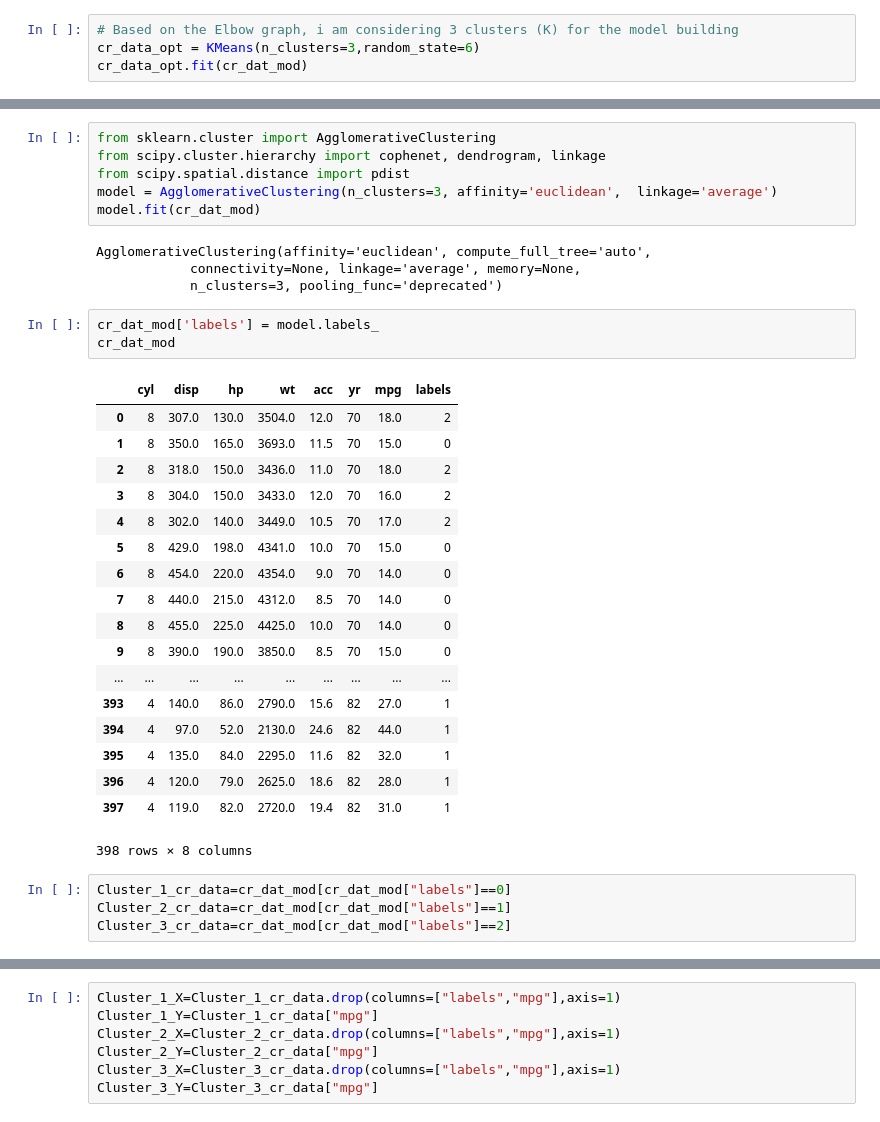
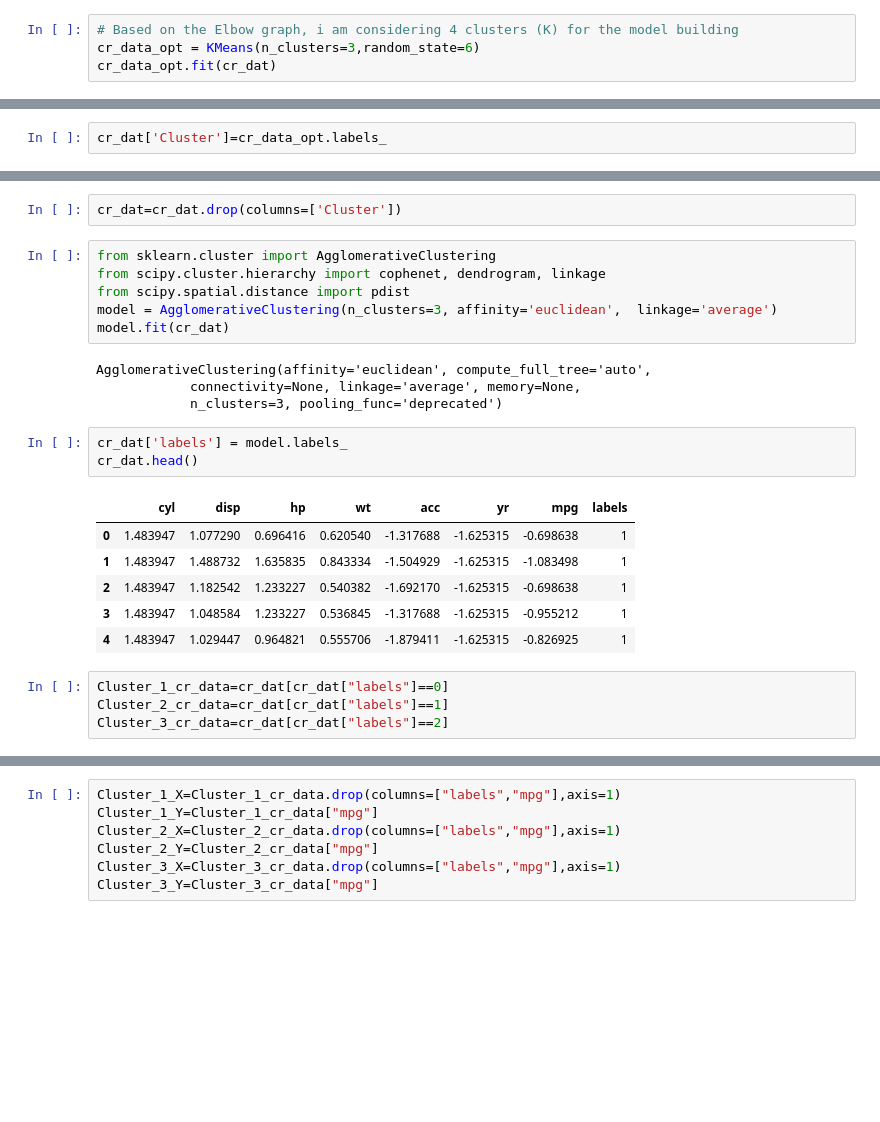
Before and after one commit to GreatLearningAIML1/aiml-ml-hyd-apr-19-batch-Manikanta2991, a Jupyter notebook: Unsupervised Learning_R4_Project1_Car mpg_Manikanta_balasubramani.ipynb, the cells around one changed output, grey strips where cells are left out. Saved outputs shown, nothing was run; the diff lists cells and outputs as text; blank space fills up the shorter version.

```diff
--- a/Unsupervised Learning_R4_Project1_Car mpg_Manikanta_balasubramani.ipynb
+++ b/Unsupervised Learning_R4_Project1_Car mpg_Manikanta_balasubramani.ipynb
@@ -166,7 +289,7 @@ plt.show()
 # %%
-# Based on the Elbow graph, i am considering 3 clusters (K) for the model building
+# Based on the Elbow graph, i am considering 4 clusters (K) for the model building
 cr_data_opt = KMeans(n_clusters=3,random_state=6)
-cr_data_opt.fit(cr_dat_mod)
+cr_data_opt.fit(cr_dat)
 # %% [output]
 KMeans(algorithm='auto', copy_x=True, init='k-means++', max_iter=300,
     n_clusters=3, n_init=10, n_jobs=None, precompute_distances='auto',
@@ -185 +297,3 @@ cr_concat=pd.concat([cr_dat_mod,cr_pred],axis=1)
+# %%
+cr_dat['Cluster']=cr_data_opt.labels_
 # %%
@@ -244,41 +373,31 @@ print(Coef_Cls1.score(Cluster_1_X,Cluster_1_Y),Coef_Cls2.score(Cluster_2_X,Clust
 # %% [markdown]
 ### Spliting the model based on Hierarchial Clustering, then passing each Cluster though the Linear Regression
+# %%
+cr_dat=cr_dat.drop(columns=['Cluster'])
 # %%
 from sklearn.cluster import AgglomerativeClustering
 from scipy.cluster.hierarchy import cophenet, dendrogram, linkage
 from scipy.spatial.distance import pdist
 model = AgglomerativeClustering(n_clusters=3, affinity='euclidean',  linkage='average')
-model.fit(cr_dat_mod)
+model.fit(cr_dat)
 # %% [output]
 AgglomerativeClustering(affinity='euclidean', compute_full_tree='auto',
             connectivity=None, linkage='average', memory=None,
             n_clusters=3, pooling_func='deprecated')
 # %%
-cr_dat_mod['labels'] = model.labels_
-cr_dat_mod
+cr_dat['labels'] = model.labels_
+cr_dat.head()
 # %% [output]
 |  | cyl | disp | hp | wt | acc | yr | mpg | labels |
-| 0 | 8 | 307.0 | 130.0 | 3504.0 | 12.0 | 70 | 18.0 | 2 |
-| 1 | 8 | 350.0 | 165.0 | 3693.0 | 11.5 | 70 | 15.0 | 0 |
-| 2 | 8 | 318.0 | 150.0 | 3436.0 | 11.0 | 70 | 18.0 | 2 |
-| 3 | 8 | 304.0 | 150.0 | 3433.0 | 12.0 | 70 | 16.0 | 2 |
-| 4 | 8 | 302.0 | 140.0 | 3449.0 | 10.5 | 70 | 17.0 | 2 |
-| 5 | 8 | 429.0 | 198.0 | 4341.0 | 10.0 | 70 | 15.0 | 0 |
-| 6 | 8 | 454.0 | 220.0 | 4354.0 | 9.0 | 70 | 14.0 | 0 |
-| 7 | 8 | 440.0 | 215.0 | 4312.0 | 8.5 | 70 | 14.0 | 0 |
-| 8 | 8 | 455.0 | 225.0 | 4425.0 | 10.0 | 70 | 14.0 | 0 |
-| 9 | 8 | 390.0 | 190.0 | 3850.0 | 8.5 | 70 | 15.0 | 0 |
-| ... | ... | ... | ... | ... | ... | ... | ... | ... |
-| 393 | 4 | 140.0 | 86.0 | 2790.0 | 15.6 | 82 | 27.0 | 1 |
-| 394 | 4 | 97.0 | 52.0 | 2130.0 | 24.6 | 82 | 44.0 | 1 |
-| 395 | 4 | 135.0 | 84.0 | 2295.0 | 11.6 | 82 | 32.0 | 1 |
-| 396 | 4 | 120.0 | 79.0 | 2625.0 | 18.6 | 82 | 28.0 | 1 |
-| 397 | 4 | 119.0 | 82.0 | 2720.0 | 19.4 | 82 | 31.0 | 1 |
+| 0 | 1.483947 | 1.077290 | 0.696416 | 0.620540 | -1.317688 | -1.625315 | -0.698638 | 1 |
+| 1 | 1.483947 | 1.488732 | 1.635835 | 0.843334 | -1.504929 | -1.625315 | -1.083498 | 1 |
+| 2 | 1.483947 | 1.182542 | 1.233227 | 0.540382 | -1.692170 | -1.625315 | -0.698638 | 1 |
+| 3 | 1.483947 | 1.048584 | 1.233227 | 0.536845 | -1.317688 | -1.625315 | -0.955212 | 1 |
+| 4 | 1.483947 | 1.029447 | 0.964821 | 0.555706 | -1.879411 | -1.625315 | -0.826925 | 1 |
-398 rows × 8 columns
 # %%
-Cluster_1_cr_data=cr_dat_mod[cr_dat_mod["labels"]==0]
-Cluster_2_cr_data=cr_dat_mod[cr_dat_mod["labels"]==1]
-Cluster_3_cr_data=cr_dat_mod[cr_dat_mod["labels"]==2]
+Cluster_1_cr_data=cr_dat[cr_dat["labels"]==0]
+Cluster_2_cr_data=cr_dat[cr_dat["labels"]==1]
+Cluster_3_cr_data=cr_dat[cr_dat["labels"]==2]
 # %%
 print("Cluster 1:",Cluster_1_cr_data.shape,"\nCluster 2:",Cluster_2_cr_data.shape,"\nCluster 3:",Cluster_3_cr_data.shape)
 # %% [output]
```
Also changed, not shown: parts of 42 cells of this notebook.
